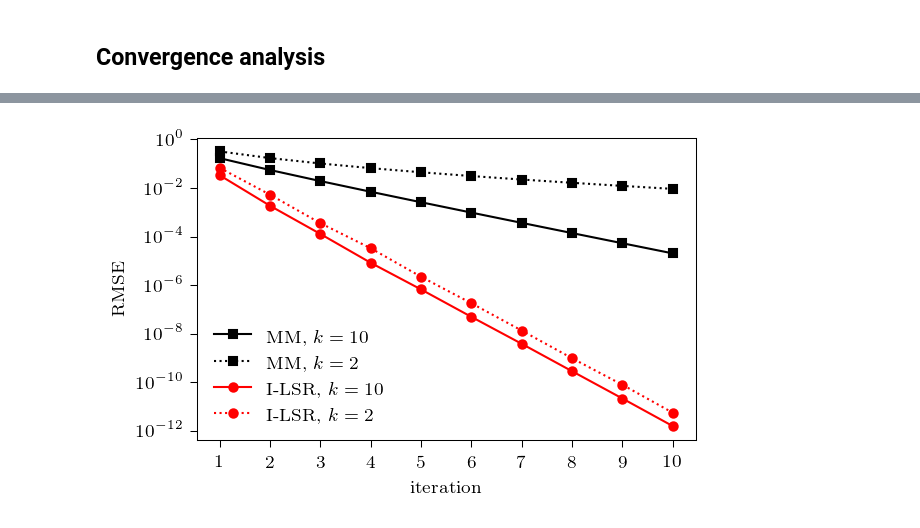
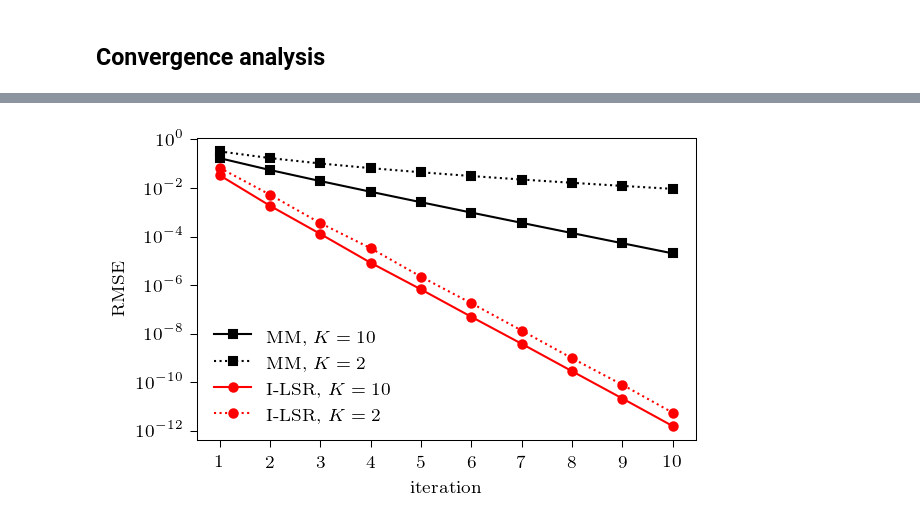
Before and after one commit to lucasmaystre/phd-thesis, a Jupyter notebook: notebooks/02-fastinference/fig-convergence.ipynb, the cells around one changed output, grey strips where cells are left out. Drawn from its saved outputs; the diff is of its cells as text; code cells hidden in the pictures.

```diff
--- a/notebooks/02-fastinference/fig-convergence.ipynb
+++ b/notebooks/02-fastinference/fig-convergence.ipynb
@@ -109,22 +109,22 @@ Wall time: 8.68 s
 # %%
 fig, ax = plt.subplots(figsize=(4.25, 2.75))
 xs = np.arange(1, n_iters+1)
 
-ax.semilogy(xs, res["MM-rk"], label="MM, $k=10$",
+ax.semilogy(xs, res["MM-rk"], label="MM, $K=10$",
         color="black", marker="s")
-ax.semilogy(xs, res["MM-pw"], label="MM, $k=2$",
+ax.semilogy(xs, res["MM-pw"], label="MM, $K=2$",
         color="black", marker="s", ls=":")
-ax.semilogy(xs, res["I-LSR-rk"], label="I-LSR, $k=10$",
+ax.semilogy(xs, res["I-LSR-rk"], label="I-LSR, $K=10$",
         color="red", marker="o")
-ax.semilogy(xs, res["I-LSR-pw"], label="I-LSR, $k=2$",
+ax.semilogy(xs, res["I-LSR-pw"], label="I-LSR, $K=2$",
         color="red", marker="o", ls=":")
 
 ax.legend()
 ax.set_xlabel("iteration")
 ax.set_ylabel("RMSE")
 ax.set_xticks(xs)
 ax.set_yticks([1e0, 1e-2, 1e-4, 1e-6, 1e-8, 1e-10, 1e-12])
 
 fig.savefig("convergence.pdf")
 # %% [output]
-[figure, old version]
+[figure, new version]
```
Also changed, not shown: parts of 1 cell of this notebook, 10 other files.
